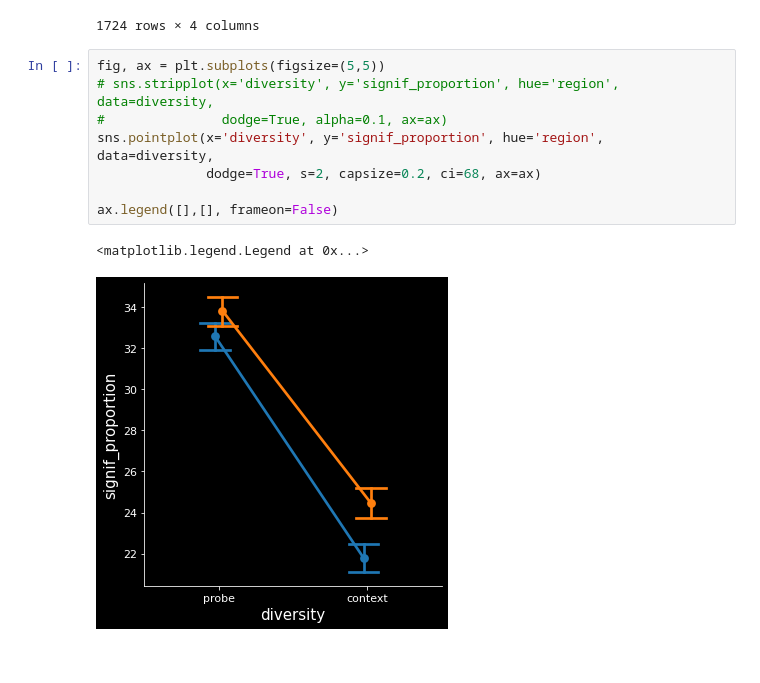
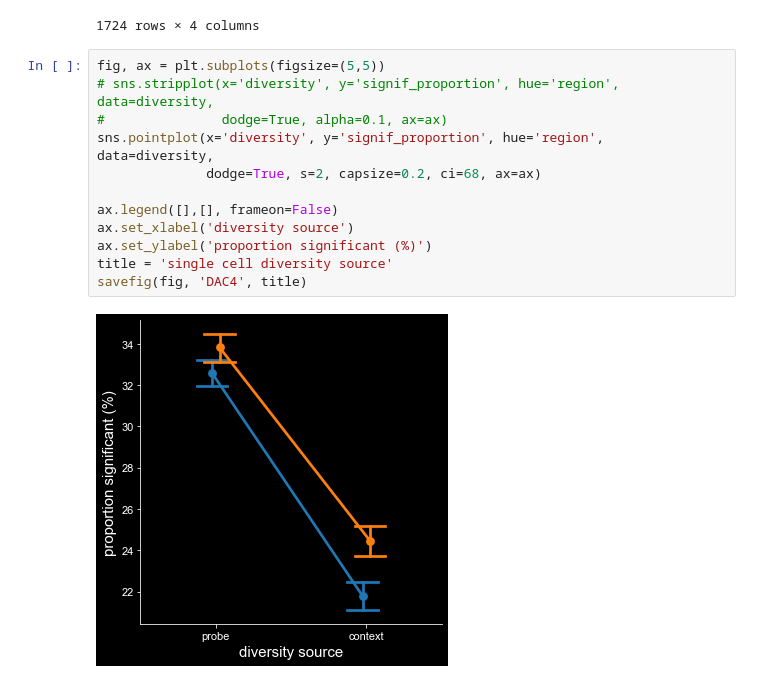
Before and after one commit to Mateo-Lopez-Espejo/context_probe_analysis, a Jupyter notebook: notebooks/210407_ctx_space_subsampling.ipynb, the cells around one changed output. Saved outputs shown, nothing was run; the diff lists cells and outputs as text; blank space fills up the shorter version.

```diff
--- a/notebooks/210407_ctx_space_subsampling.ipynb
+++ b/notebooks/210407_ctx_space_subsampling.ipynb
@@ -352,11 +358,14 @@ display(diversity)
 # %%
 fig, ax = plt.subplots(figsize=(5,5))
 # sns.stripplot(x='diversity', y='signif_proportion', hue='region', data=diversity,
 #               dodge=True, alpha=0.1, ax=ax)
 sns.pointplot(x='diversity', y='signif_proportion', hue='region', data=diversity,
               dodge=True, s=2, capsize=0.2, ci=68, ax=ax)
 
 ax.legend([],[], frameon=False)
+ax.set_xlabel('diversity source')
+ax.set_ylabel('proportion significant (%)')
+title = 'single cell diversity source'
+savefig(fig, 'DAC4', title)
 # %% [output]
-<matplotlib.legend.Legend at 0x...>
-[figure, old version]
+[figure, new version]
```
Also changed, not shown: parts of 4 cells of this notebook, 2 other files.
